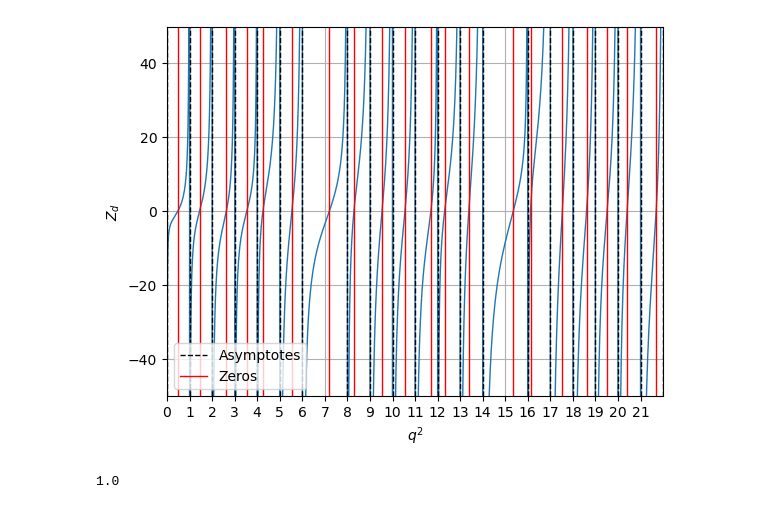
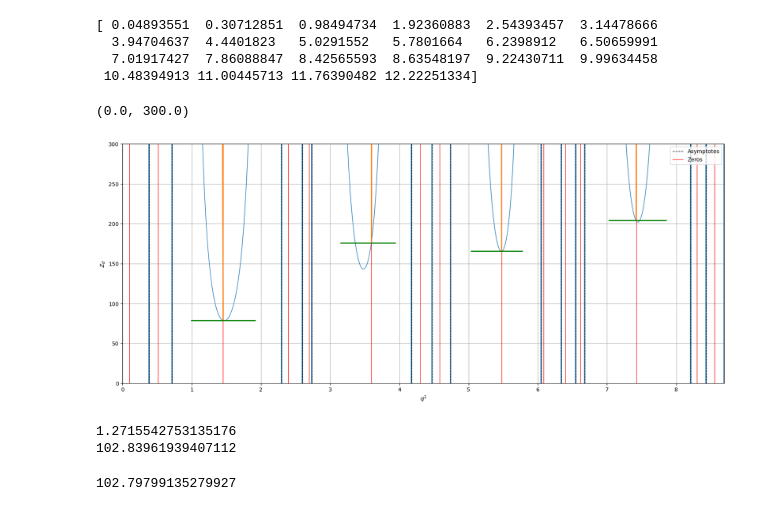
Before and after one commit to rc33051/MPhys-Code, a Jupyter notebook: Workbook_20_March.ipynb, the cells around one changed output. Cells and saved outputs as stored; diff of their text form; code cells hidden in the pictures.

```diff
--- a/Workbook_20_March.ipynb
+++ b/Workbook_20_March.ipynb
@@ -52,6 +39,15 @@ zeros = zeta_data["zeros"]
 dx = np.diff(q_2_copy, axis = 0)[0]
 N1_x = q_2_copy[:-1] + dx/2
 N1_y = np.diff(zeta_copy)/dx
+
+dx = np.diff(q_2_copy, axis = 0)[0]
+N2_x = q_2_copy[:-2] + dx/2
+N2_y = np.diff(N1_y)/dx
+
+
+dx = np.diff(q_2_copy, axis = 0)[0]
+N3_x = q_2_copy[:-3] + dx/2
+N3_y = np.diff(N2_y)/dx
 # %%
 plt.figure(figsize=(20,8))
 
@@ -65,8 +61,37 @@ plt.ylim(0,100)
-# %%
-plot_nice(q_2, zeta, asymptotes,zeros)
-# %% [output]
-[figure, removed]
-# %%
-np.linalg.norm(1)
-# %% [output]
-1.0
+# %%
+plt.figure(figsize=(20,8))
+
+
+plot_nice(N3_x, N3_y, asymptotes[0:16], zeros)
+plt.plot(zeros,derivatives[:,2] )
+
+
+hranges = np.append(0,zeros)
+min_hranges = hranges[:-1]
+max_hranges = hranges[1:]
+
+hranges = (max_hranges + min_hranges)/2
+#hranges = np.append(0,hranges)
+
+hranges = np.append(hranges, zeros[-1])
+print(hranges)
+max_hranges = hranges[1:]
+min_hranges = hranges[:-1]
+
+
+for i in range(len(derivatives[:,0])):
+    plt.hlines(derivatives[i,2], min_hranges[i], max_hranges[i], colors="green",linewidth=2)
+
+
+
+
+
+
+plt.ylim(-0,300)
+# %% [output]
+[ 0.04893551  0.30712851  0.98494734  1.92360883  2.54393457  3.14478666
+  3.94704637  4.4401823   5.0291552   5.7801664   6.2398912   6.50659991
+  7.01917427  7.86088847  8.42565593  8.63548197  9.22430711  9.99634458
+ 10.48394913 11.00445713 11.76390482 12.22251334]
+(0.0, 300.0)
+[figure, added]
@@ -72,0 +111,19 @@ np.linalg.norm(1)
+# %%
+a = 1
+b = 0
+d_vec = np.array([1,0,0])
+x = 0
+alpha = 0.1
+cutoff = 5e4
+ML = 4
+
+
+
+print(limiting(a,b, d_vec, x, alpha, cutoff, ML))
+# %% [output]
+1.2715542753135176
+102.83961939407112
+# %%
+print(g(a,b,d_vec, x, 5e4, 0, ML ))
+# %% [output]
+102.79799135279927
```
Also changed, not shown: parts of 11 cells of this notebook, 2 other files.
